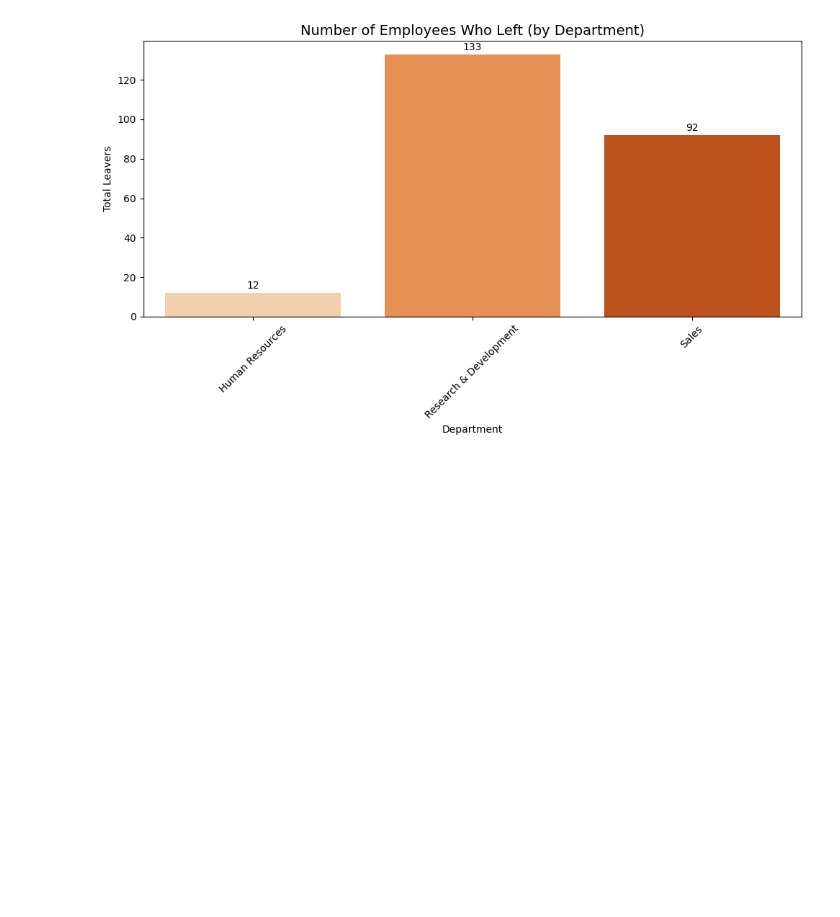
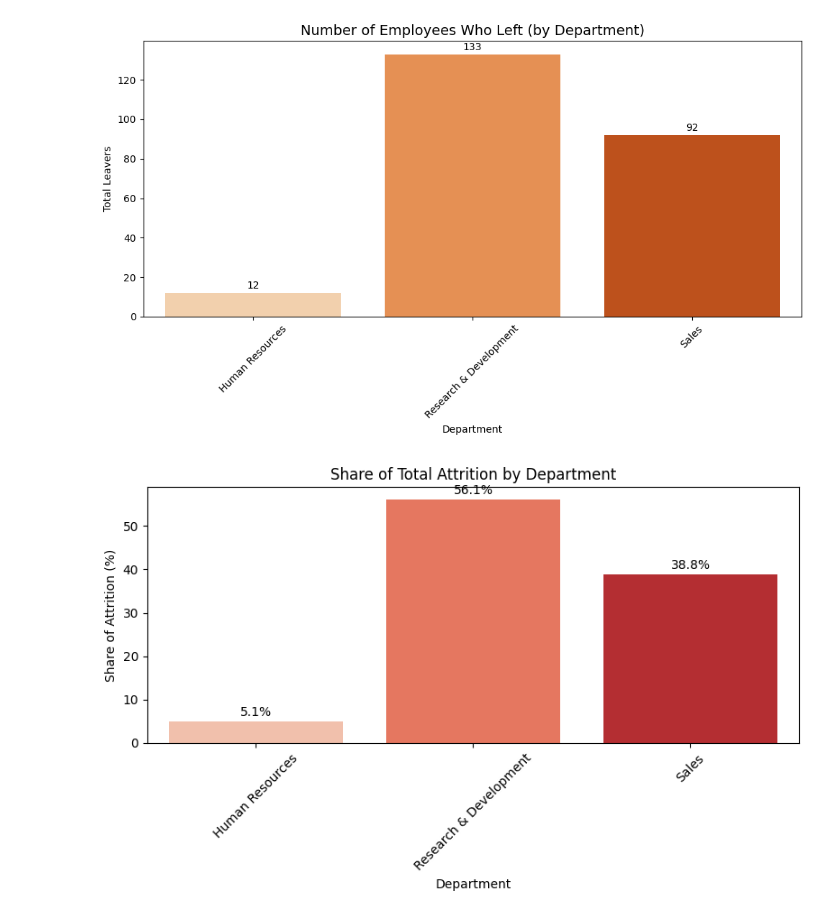
Before and after one commit to evanalyticsalex/hr_analytics, a Jupyter notebook: notebooks/plot_attrition_cost.ipynb, the cells around one changed output. Drawn from its saved outputs; the diff is of its cells as text; code cells hidden in the pictures; blank space fills up the shorter version.

Commit message:
Updating the share of total attrition by department

```diff
--- a/notebooks/plot_attrition_cost.ipynb
+++ b/notebooks/plot_attrition_cost.ipynb
@@ -63,0 +71,39 @@ plt.show()
+# %%
+import pandas as pd
+import matplotlib.pyplot as plt
+import seaborn as sns
+import os
+
+# Load your dataset
+df = pd.read_csv('../data/WA_Fn-UseC_-HR-Employee-Attrition.csv')
+
+# Filter only employees who left
+leavers = df[df["Attrition"] == "Yes"]
+
+# Group and count by department
+leavers_by_dept = leavers.groupby("Department").size().reset_index(name="Leavers")
+
+# Calculate percentage of total attrition per department
+total_leavers = leavers_by_dept["Leavers"].sum()
+leavers_by_dept["Share_of_Attrition"] = (leavers_by_dept["Leavers"] / total_leavers) * 100
+
+# Plot
+plt.figure(figsize=(8, 5))
+ax = sns.barplot(data=leavers_by_dept, x="Department", y="Share_of_Attrition", hue="Department", palette="Reds", legend=False)
+
+plt.title("Share of Total Attrition by Department")
+plt.ylabel("Share of Attrition (%)")
+plt.xlabel("Department")
+plt.xticks(rotation=45)
+
+# Add percentage labels
+for container in ax.containers:
+    ax.bar_label(container, fmt='%.1f%%', label_type='edge', padding=2)
+
+# Save output
+os.makedirs('../outputs', exist_ok=True)
+plt.tight_layout()
+plt.savefig('../outputs/share_of_total_attrition_by_department.png', bbox_inches='tight')
+plt.show()
+# %% [output]
+[figure, added]
```
Also changed, not shown: parts of 2 cells of this notebook, 2 other files.
